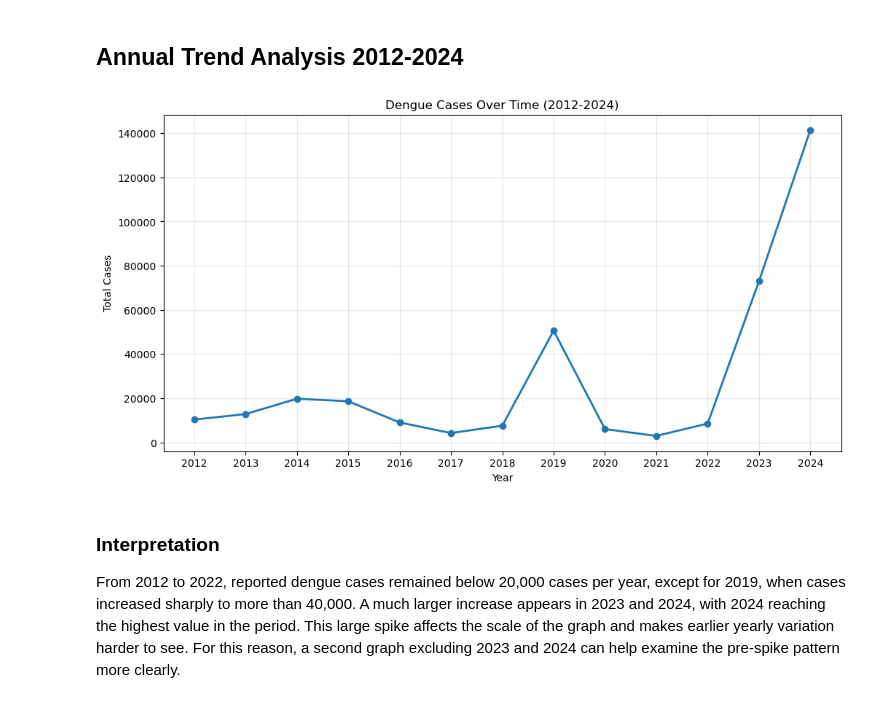
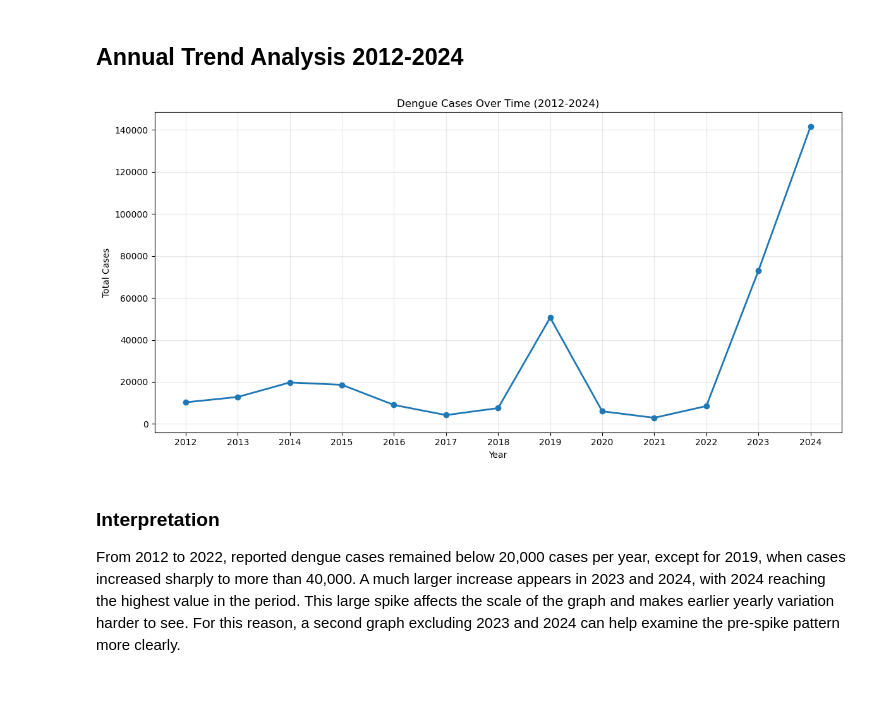
Before and after one commit to medranow/data-analyst-portfolio, a Jupyter notebook: 1_sql_salud_enfermedad/notebook/01_dengue_temporal_analysis.ipynb, the cells around one changed output. Drawn from its saved outputs; the diff is of its cells as text; code cells hidden in the pictures.

```diff
--- a/1_sql_salud_enfermedad/notebook/01_dengue_temporal_analysis.ipynb
+++ b/1_sql_salud_enfermedad/notebook/01_dengue_temporal_analysis.ipynb
@@ -13,7 +13,7 @@ import matplotlib.pyplot as plt
 # %%
-municipality = pd.read_csv('../exports//dengue_municipality.csv')
-year_municipality = pd.read_csv('../exports//dengue_year_municipality.csv')
-year_totals = pd.read_csv('../exports//dengue_year_totals.csv')
+municipality = pd.read_csv('../exports/dengue_municipality.csv')
+year_municipality = pd.read_csv('../exports/dengue_year_municipality.csv')
+year_totals = pd.read_csv('../exports/dengue_year_totals.csv')
 # %% [markdown]
 ## Data Inspection
 # %%
@@ -57,15 +57,16 @@ The data inspection describes that there are 325 municipalities in Guatemala. Th
 # %%
 cases_year = year_totals.sort_values('year')
 plt.figure(figsize=(12, 6))
 plt.plot(cases_year['year'], cases_year['total_cases'], marker='o', linewidth=2)
 plt.xlabel('Year')
 plt.ylabel('Total Cases')
 plt.title('Dengue Cases Over Time (2012-2024)')
 plt.xticks(cases_year['year'])
 plt.grid(True, alpha=0.3)
+plt.tight_layout()
 plt.show()
 # %% [output]
-[figure, old version]
+[figure, new version]
 # %% [markdown]
 ### Interpretation
 From 2012 to 2022, reported dengue cases remained below 20,000 cases per year, except for 2019, when cases increased sharply to more than 40,000. A much larger increase appears in 2023 and 2024, with 2024 reaching the highest value in the period. This large spike affects the scale of the graph and makes earlier yearly variation harder to see. For this reason, a second graph excluding 2023 and 2024 can help examine the pre-spike pattern more clearly.
```
Also changed, not shown: parts of 9 cells of this notebook, 1 other file.
